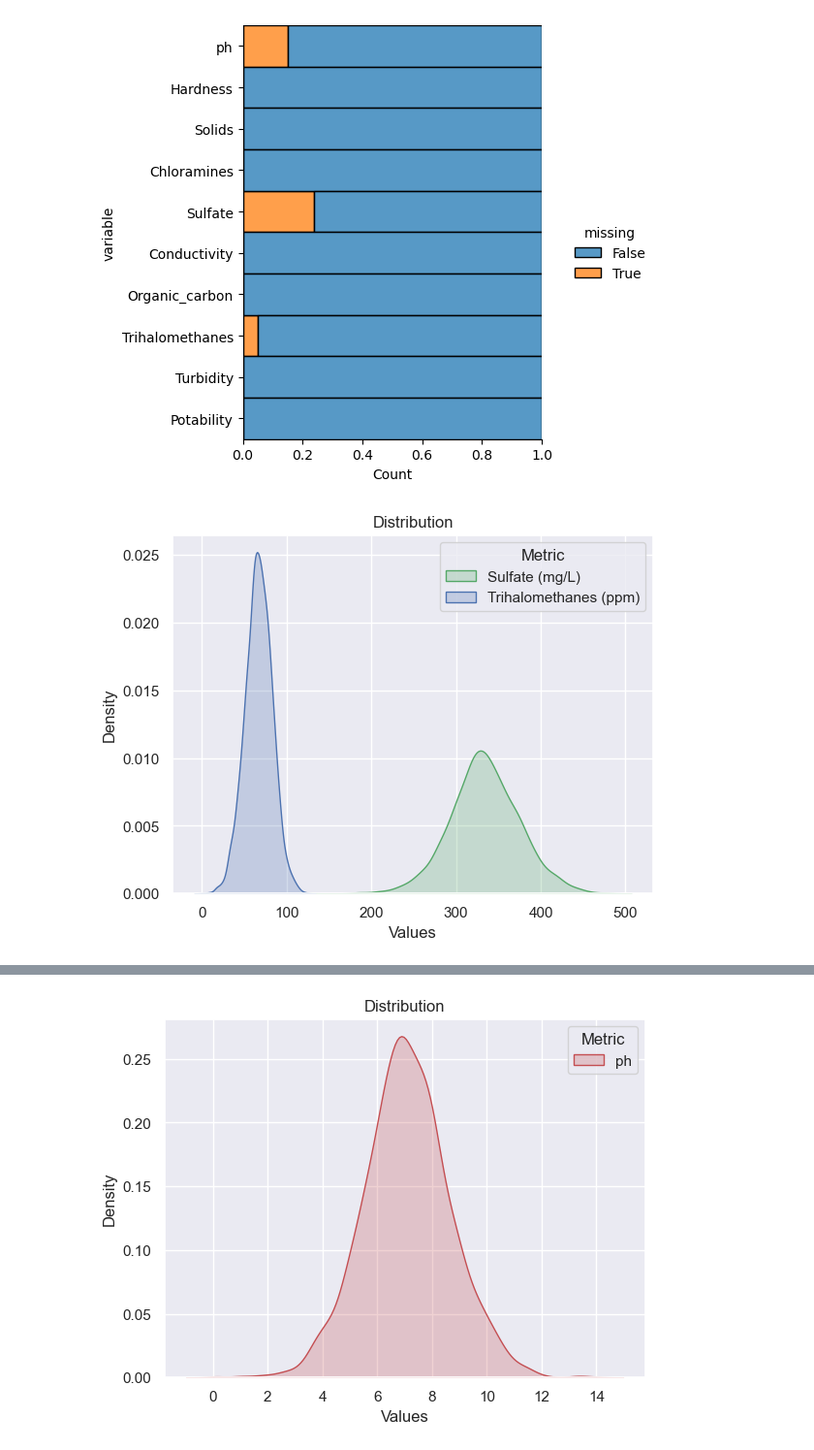
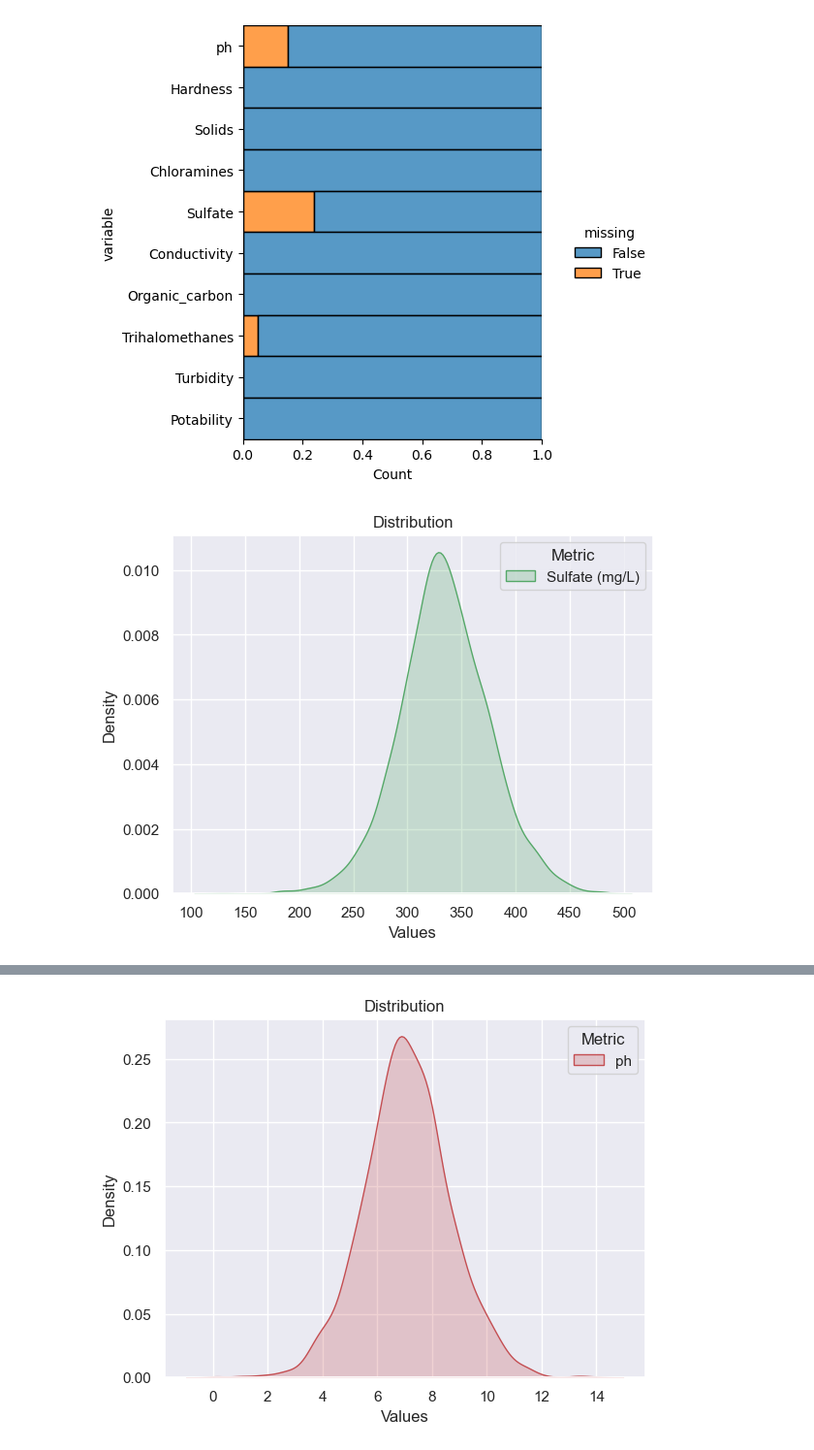
Before and after one commit to trevsauer/ADS-504_Machine_Learning_Project, a Jupyter notebook: PotabilityClassifier.ipynb, the cells around one changed output, grey strips where cells are left out. Shown at 97% size. Drawn from its saved outputs; the diff is of its cells as text; code cells hidden in the pictures.

Commit message:
Segregated missing value variables' density plots

```diff
--- a/PotabilityClassifier.ipynb
+++ b/PotabilityClassifier.ipynb
@@ -61,20 +61,18 @@ plt.show()
 # %% [output]
 [figure]
 # %%
-# Density plot of Sulfate & Trihalomethanes
+# Density plot of Sulfate
 sns.set(style="darkgrid")
 
-water_miss_vals = water[['Sulfate', 'Trihalomethanes']]
-labels = ['Sulfate (mg/L)', 'Trihalomethanes (ppm)']
+water_miss_vals = water[['Sulfate']]
+labels = ['Sulfate (mg/L)']
 
-# sns.kdeplot(data=water_miss_vals, x='ph', shade=True, color='r')
 sns.kdeplot(data=water_miss_vals, x='Sulfate', fill=True, color='g')
-sns.kdeplot(data=water_miss_vals, x='Trihalomethanes', fill=True, color='b')
 
 plt.xlabel('Values')
 plt.ylabel('Density')
 plt.title('Distribution')
 plt.legend(title='Metric', labels=labels, loc='upper right')
 plt.show()
 # %% [output]
-[figure, old version]
+[figure, new version]
```
Also changed, not shown: parts of 2 cells of this notebook.
